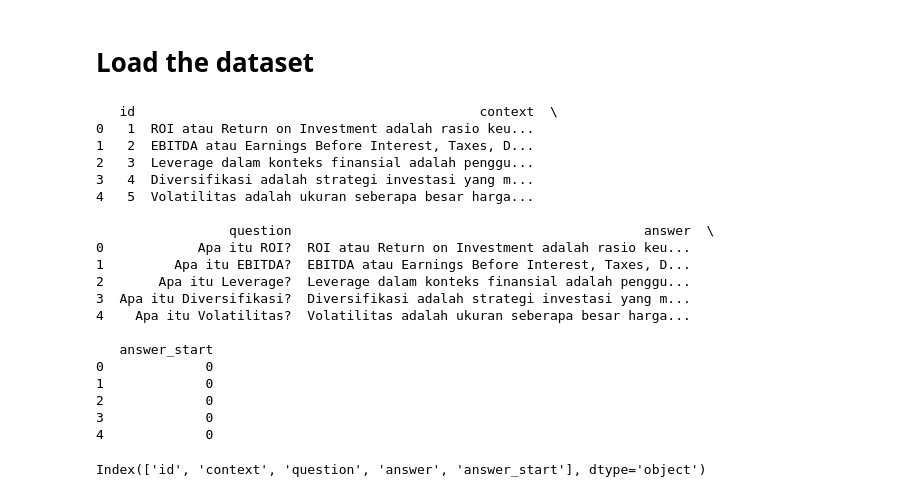
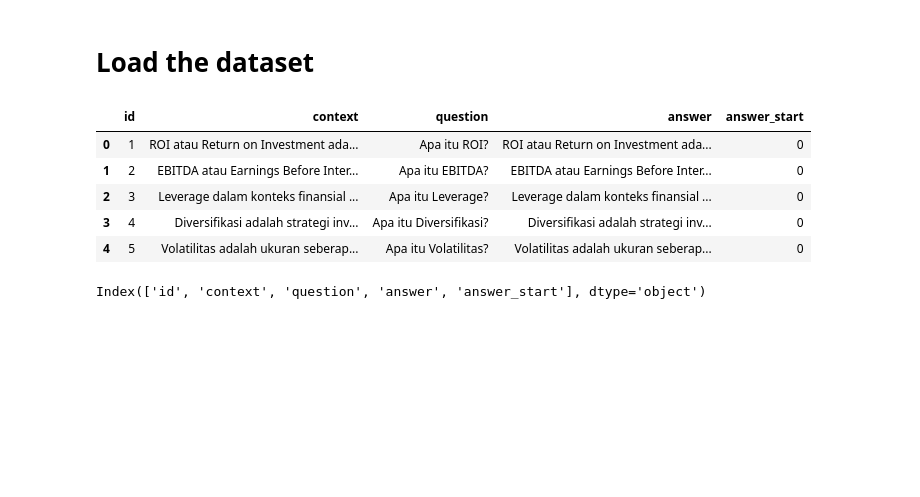
Before and after one commit to Finboost/finboost-ml, a Jupyter notebook: scripts/finchat_generative_ai.ipynb, the cells around one changed output. Cells and saved outputs as stored; diff of their text form; code cells hidden in the pictures; blank space fills up the shorter version.

```diff
--- a/scripts/finchat_generative_ai.ipynb
+++ b/scripts/finchat_generative_ai.ipynb
@@ -38,29 +38,15 @@ except ImportError:
 # %%
 # Load the dataset
 df = pd.read_csv('../data/final_dataset.csv')
 dataset = Dataset.from_pandas(df)
-print(df.head())
+df.head()
 # %% [output]
-   id                                            context  \
-0   1  ROI atau Return on Investment adalah rasio keu...
-1   2  EBITDA atau Earnings Before Interest, Taxes, D...
-2   3  Leverage dalam konteks finansial adalah penggu...
-3   4  Diversifikasi adalah strategi investasi yang m...
-4   5  Volatilitas adalah ukuran seberapa besar harga...
-
-                 question                                             answer  \
-0            Apa itu ROI?  ROI atau Return on Investment adalah rasio keu...
-1         Apa itu EBITDA?  EBITDA atau Earnings Before Interest, Taxes, D...
-2       Apa itu Leverage?  Leverage dalam konteks finansial adalah penggu...
-3  Apa itu Diversifikasi?  Diversifikasi adalah strategi investasi yang m...
-4    Apa itu Volatilitas?  Volatilitas adalah ukuran seberapa besar harga...
-
-   answer_start
-0             0
-1             0
-2             0
-3             0
-4             0
+|  | id | context | question | answer | answer_start |
+| 0 | 1 | ROI atau Return on Investment ada... | Apa itu ROI? | ROI atau Return on Investment ada... | 0 |
+| 1 | 2 | EBITDA atau Earnings Before Inter... | Apa itu EBITDA? | EBITDA atau Earnings Before Inter... | 0 |
+| 2 | 3 | Leverage dalam konteks finansial ... | Apa itu Leverage? | Leverage dalam konteks finansial ... | 0 |
+| 3 | 4 | Diversifikasi adalah strategi inv... | Apa itu Diversifikasi? | Diversifikasi adalah strategi inv... | 0 |
+| 4 | 5 | Volatilitas adalah ukuran seberap... | Apa itu Volatilitas? | Volatilitas adalah ukuran seberap... | 0 |
 # %%
 print(df.columns)
 # %% [output]
```
Also changed, not shown: 1 other file.
